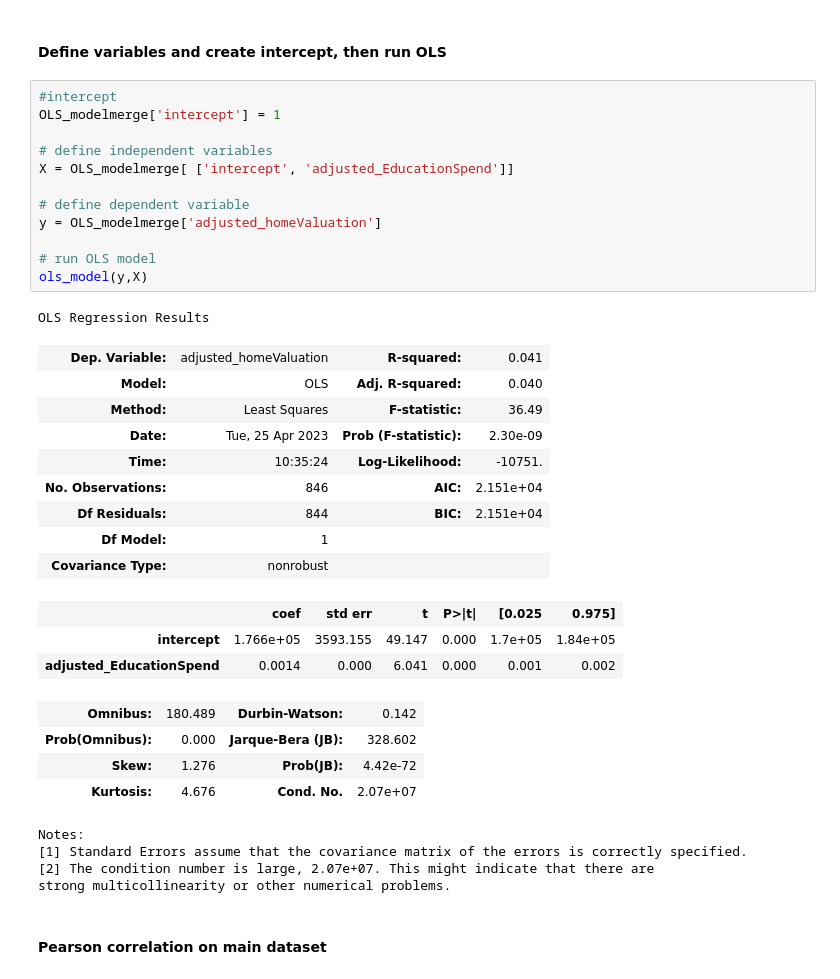
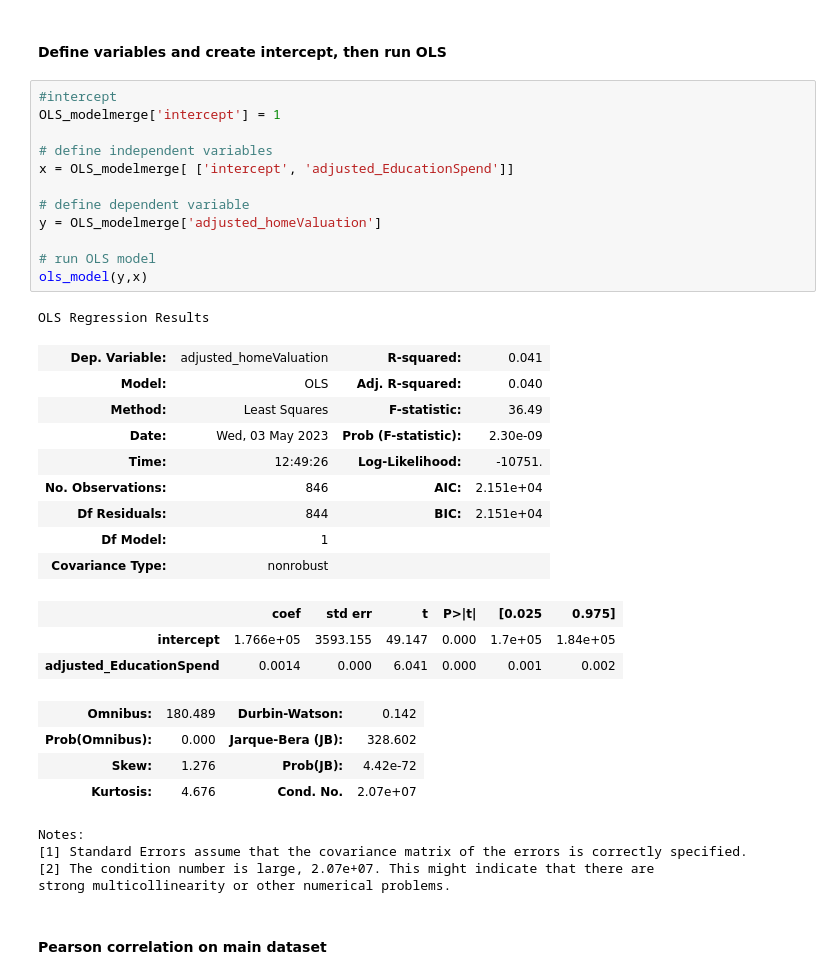
Before and after one commit to Max-Jacobsen/EducationSpending_HomeValuations_analysis, a Jupyter notebook: project_group4.ipynb, the cells around one changed output. Cells and saved outputs as stored; diff of their text form.

```diff
--- a/project_group4.ipynb
+++ b/project_group4.ipynb
@@ -179,22 +179,22 @@ OLS_modelmerge.describe()
 # %%
 #intercept
 OLS_modelmerge['intercept'] = 1
 
 # define independent variables
-X = OLS_modelmerge[ ['intercept', 'adjusted_EducationSpend']]
+x = OLS_modelmerge[ ['intercept', 'adjusted_EducationSpend']]
 
 # define dependent variable
 y = OLS_modelmerge['adjusted_homeValuation']
 
 # run OLS model
-ols_model(y,X)
+ols_model(y,x)
 # %% [output]
 OLS Regression Results
 | Dep. Variable: | adjusted_homeValuation | R-squared: | 0.041 |
 | Model: | OLS | Adj. R-squared: | 0.040 |
 | Method: | Least Squares | F-statistic: | 36.49 |
-| Date: | Tue, 25 Apr 2023 | Prob (F-statistic): | 2.30e-09 |
-| Time: | 10:35:24 | Log-Likelihood: | -10751. |
+| Date: | Wed, 03 May 2023 | Prob (F-statistic): | 2.30e-09 |
+| Time: | 12:49:26 | Log-Likelihood: | -10751. |
 | No. Observations: | 846 | AIC: | 2.151e+04 |
 | Df Residuals: | 844 | BIC: | 2.151e+04 |
 | Df Model: | 1 |  |  |
```
Also changed, not shown: parts of 4 cells of this notebook.
